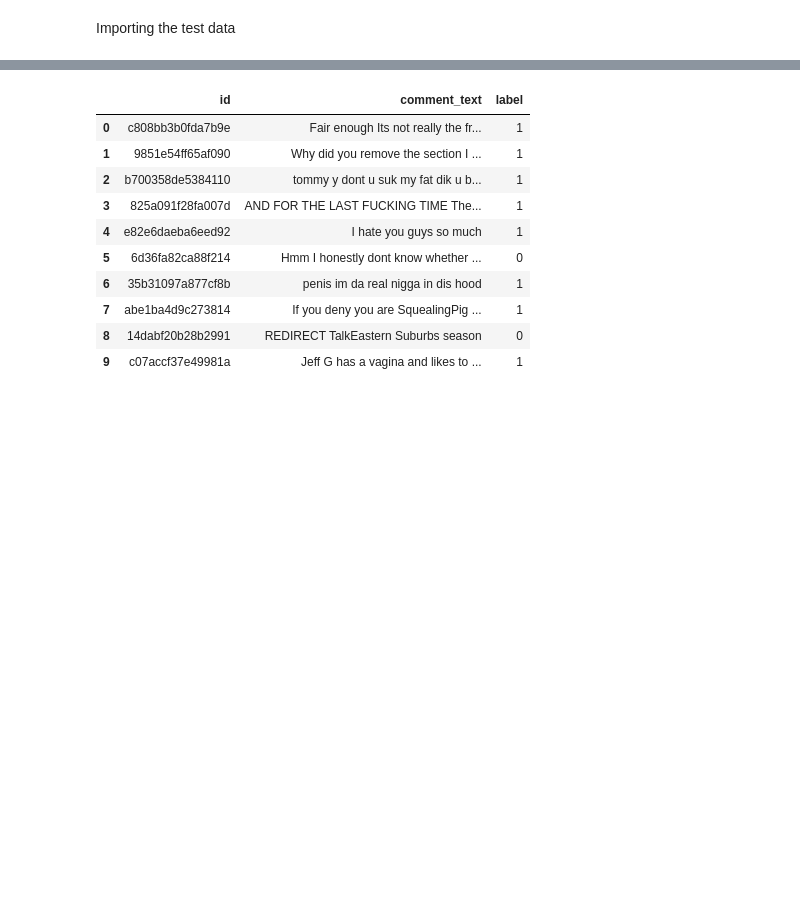
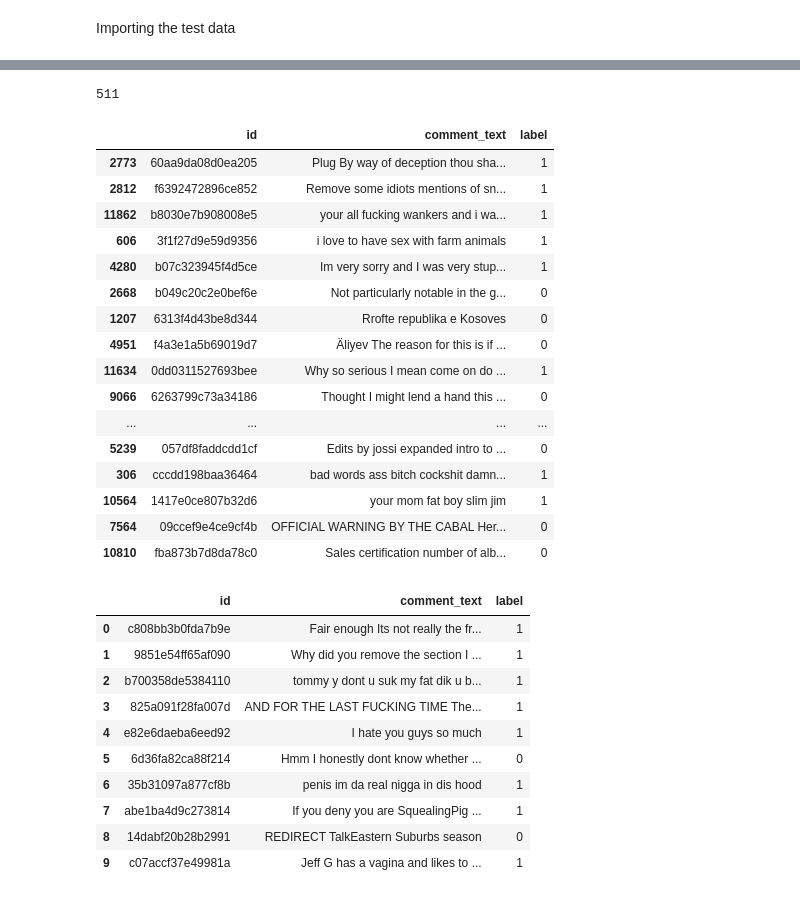
Before and after one commit to slinusc/BERT_vs_GPT_hate_speech_detection, a Jupyter notebook: hate_speech_detection_pipeline/GPT_classification.ipynb, the cells around one changed output, grey strips where cells are left out. Drawn from its saved outputs; the diff is of its cells as text; code cells hidden in the pictures; blank space fills up the shorter version.

```diff
--- a/hate_speech_detection_pipeline/GPT_classification.ipynb
+++ b/hate_speech_detection_pipeline/GPT_classification.ipynb
@@ -4,3 +4,6 @@ import pandas as pd
 from tqdm.auto import tqdm
 # %% [markdown]
 Importing the test data
+# %%
+data = pd.read_csv("~/ownCloud - Michael Saxer (zhaw.ch)@drive.switch.ch/4 Semester/NLP/Projekt2 files/balanced_test.csv")
+data.head(100)
@@ -7,3 +24,33 @@ Importing the test data
+# %%
+#random sample 1000 entries
+data_sample = data.sample(n=1000)
+
+print(data_sample['label'].sum())
+# %% [output]
+511
+# %%
+#save random sample
+data_sample.to_csv('~/ownCloud - Michael Saxer (zhaw.ch)@drive.switch.ch/4 Semester/NLP/Projekt2 files/sampled_test_data.csv', index=False)
+data = data_sample
+data.head(40)
+# %% [output]
+|  | id | comment_text | label |
+| 2773 | 60aa9da08d0ea205 | Plug By way of deception thou sha... | 1 |
+| 2812 | f6392472896ce852 | Remove some idiots mentions of sn... | 1 |
+| 11862 | b8030e7b908008e5 | your all fucking wankers and i wa... | 1 |
+| 606 | 3f1f27d9e59d9356 | i love to have sex with farm animals | 1 |
+| 4280 | b07c323945f4d5ce | Im very sorry and I was very stup... | 1 |
+| 2668 | b049c20c2e0bef6e | Not particularly notable in the g... | 0 |
+| 1207 | 6313f4d43be8d344 | Rrofte republika e Kosoves | 0 |
+| 4951 | f4a3e1a5b69019d7 | Äliyev The reason for this is if ... | 0 |
+| 11634 | 0dd0311527693bee | Why so serious I mean come on do ... | 1 |
+| 9066 | 6263799c73a34186 | Thought I might lend a hand this ... | 0 |
+| ... | ... | ... | ... |
+| 5239 | 057df8faddcdd1cf | Edits by jossi expanded intro to ... | 0 |
+| 306 | cccdd198baa36464 | bad words ass bitch cockshit damn... | 1 |
+| 10564 | 1417e0ce807b32d6 | your mom fat boy slim jim | 1 |
+| 7564 | 09ccef9e4ce9cf4b | OFFICIAL WARNING BY THE CABAL Her... | 0 |
+| 10810 | fba873b7d8da78c0 | Sales certification number of alb... | 0 |
 # %%
 data = pd.read_csv("data/test/balanced_test.csv")
 data.head(10)
```
Also changed, not shown: parts of 11 cells of this notebook.
